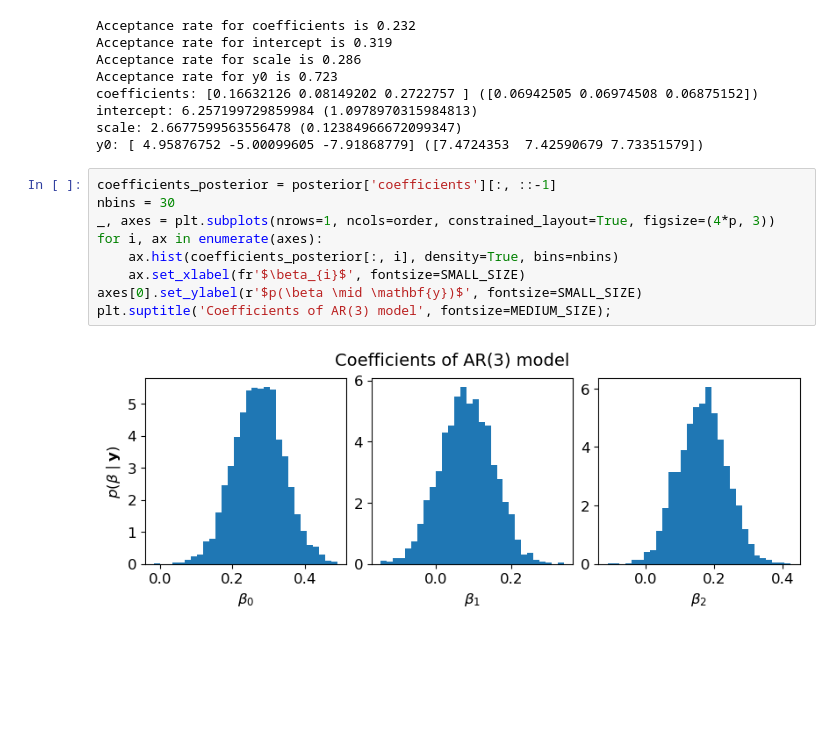
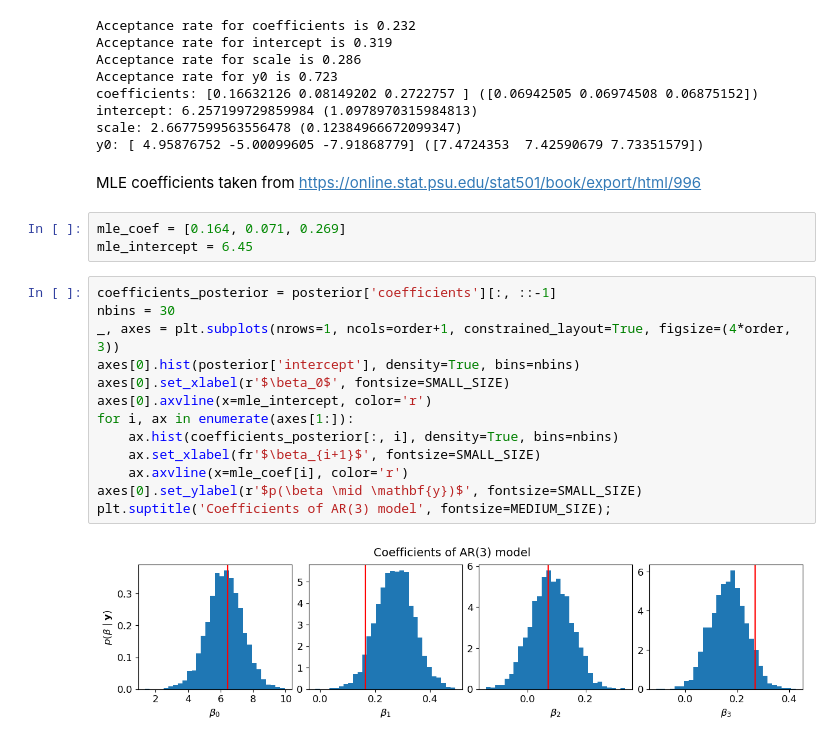
Before and after one commit to UncertaintyInComplexSystems/bamojax, a Jupyter notebook: bamojax/examples/timeseries/AR_models.ipynb, the cells around one changed output. Saved outputs shown, nothing was run; the diff lists cells and outputs as text; blank space fills up the shorter version.

```diff
--- a/bamojax/examples/timeseries/AR_models.ipynb
+++ b/bamojax/examples/timeseries/AR_models.ipynb
@@ -348,14 +345,23 @@ coefficients: [0.16632126 0.08149202 0.2722757 ] ([0.06942505 0.06974508 0.06875
 intercept: 6.257199729859984 (1.0978970315984813)
 scale: 2.6677599563556478 (0.12384966672099347)
 y0: [ 4.95876752 -5.00099605 -7.91868779] ([7.4724353  7.42590679 7.73351579])
+# %% [markdown]
+MLE coefficients taken from https://online.stat.psu.edu/stat501/book/export/html/996
+# %%
+mle_coef = [0.164, 0.071, 0.269]
+mle_intercept = 6.45
 # %%
 coefficients_posterior = posterior['coefficients'][:, ::-1]
 nbins = 30
-_, axes = plt.subplots(nrows=1, ncols=order, constrained_layout=True, figsize=(4*p, 3))
-for i, ax in enumerate(axes):
+_, axes = plt.subplots(nrows=1, ncols=order+1, constrained_layout=True, figsize=(4*order, 3))
+axes[0].hist(posterior['intercept'], density=True, bins=nbins)
+axes[0].set_xlabel(r'$\beta_0$', fontsize=SMALL_SIZE)
+axes[0].axvline(x=mle_intercept, color='r')
+for i, ax in enumerate(axes[1:]):
     ax.hist(coefficients_posterior[:, i], density=True, bins=nbins)
-    ax.set_xlabel(fr'$\beta_{i}$', fontsize=SMALL_SIZE)
+    ax.set_xlabel(fr'$\beta_{i+1}$', fontsize=SMALL_SIZE)
+    ax.axvline(x=mle_coef[i], color='r')
 axes[0].set_ylabel(r'$p(\beta \mid \mathbf{y})$', fontsize=SMALL_SIZE)
 plt.suptitle('Coefficients of AR(3) model', fontsize=MEDIUM_SIZE);
 # %% [output]
-[figure, old version]
+[figure, new version]
```
Also changed, not shown: parts of 5 cells of this notebook.
